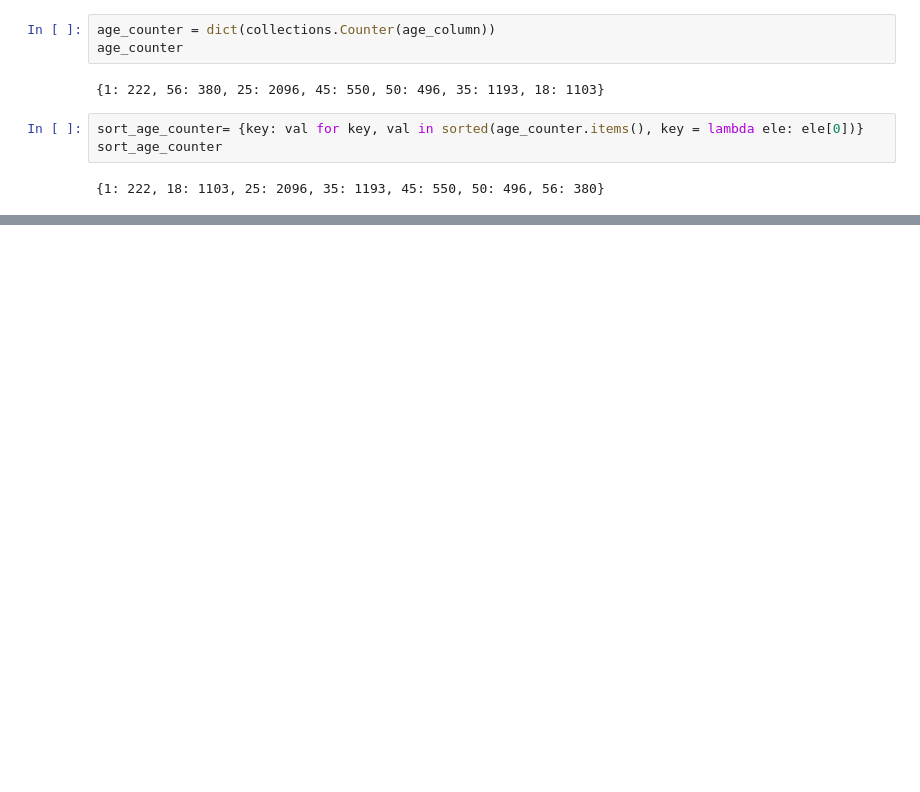
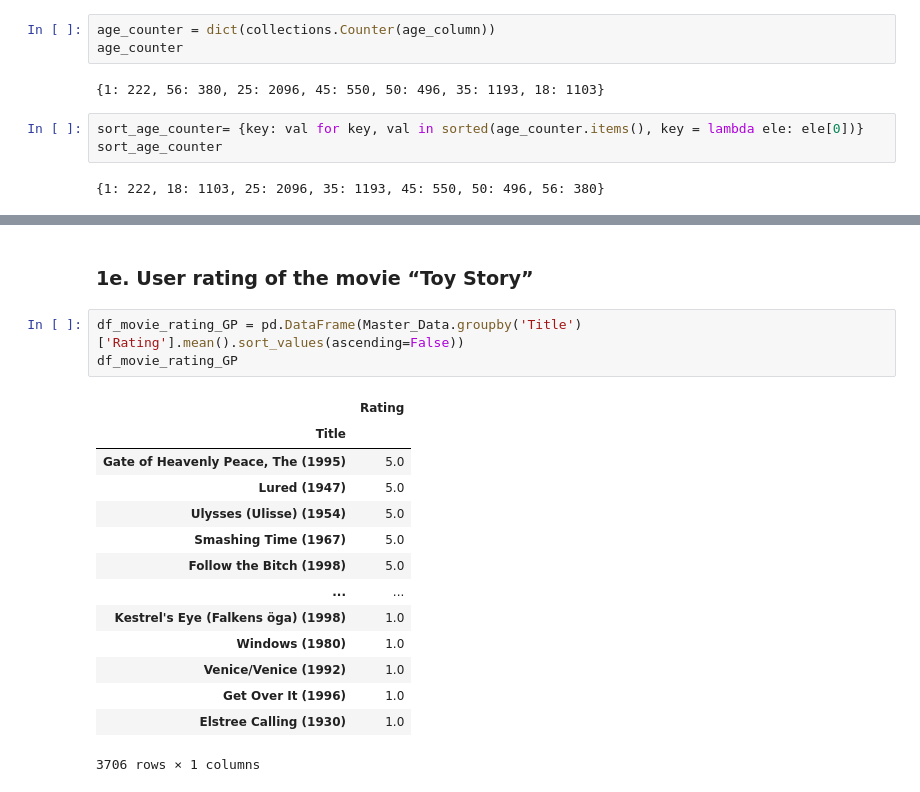
Before and after one commit to kdeepakkumarbk/DataSci_WithPy_DPK, a Jupyter notebook: _projects/project2/src/Movielens_Case_Study.ipynb, the cells around one changed output, grey strips where cells are left out. Saved outputs shown, nothing was run; the diff lists cells and outputs as text; blank space fills up the shorter version.

```diff
--- a/_projects/project2/src/Movielens_Case_Study.ipynb
+++ b/_projects/project2/src/Movielens_Case_Study.ipynb
@@ -280,0 +253,20 @@ plt.show()
+# %% [markdown]
+### 1e. User rating of the movie “Toy Story”
+# %%
+df_movie_rating_GP = pd.DataFrame(Master_Data.groupby('Title')['Rating'].mean().sort_values(ascending=False))
+df_movie_rating_GP
+# %% [output]
+|  | Rating |
+| Title |  |
+| Gate of Heavenly Peace, The (1995) | 5.0 |
+| Lured (1947) | 5.0 |
+| Ulysses (Ulisse) (1954) | 5.0 |
+| Smashing Time (1967) | 5.0 |
+| Follow the Bitch (1998) | 5.0 |
+| ... | ... |
+| Kestrel's Eye (Falkens öga) (1998) | 1.0 |
+| Windows (1980) | 1.0 |
+| Venice/Venice (1992) | 1.0 |
+| Get Over It (1996) | 1.0 |
+| Elstree Calling (1930) | 1.0 |
+3706 rows × 1 columns
```
Also changed, not shown: parts of 13 cells of this notebook.
